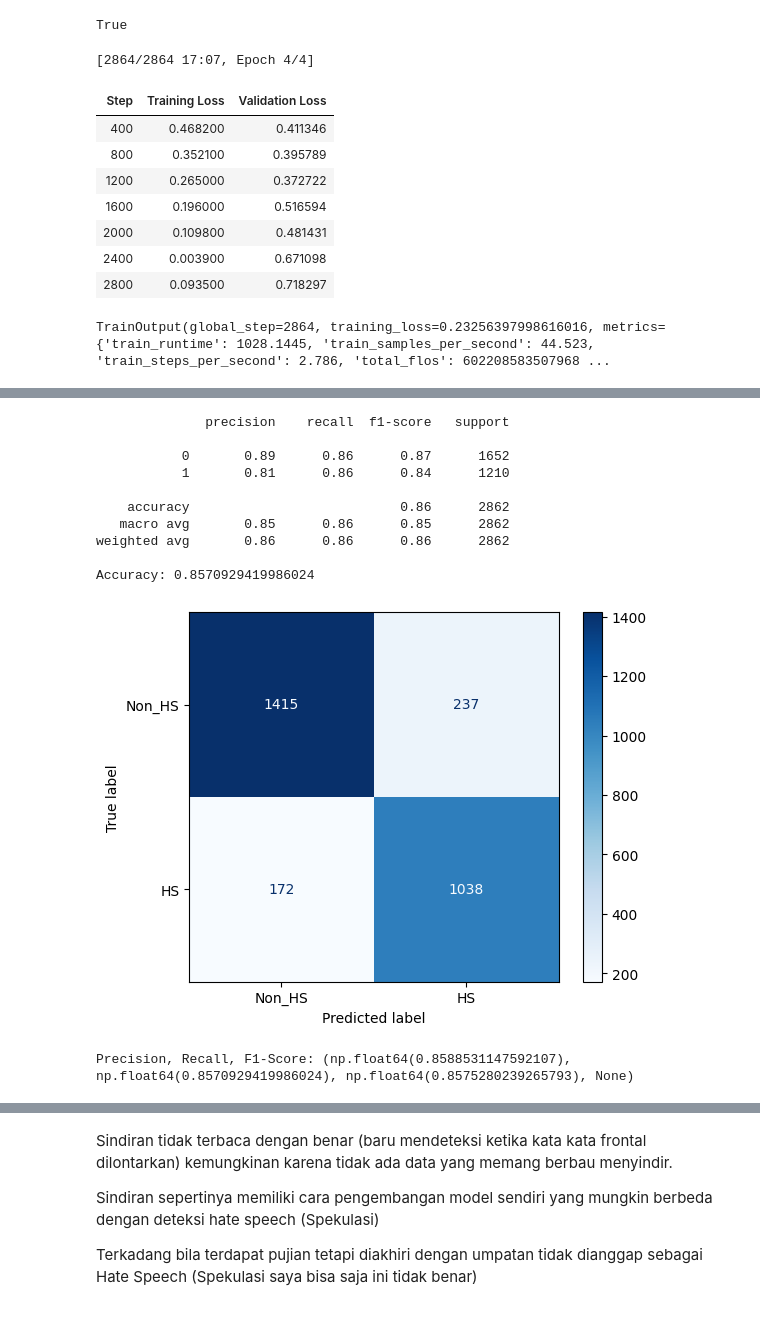
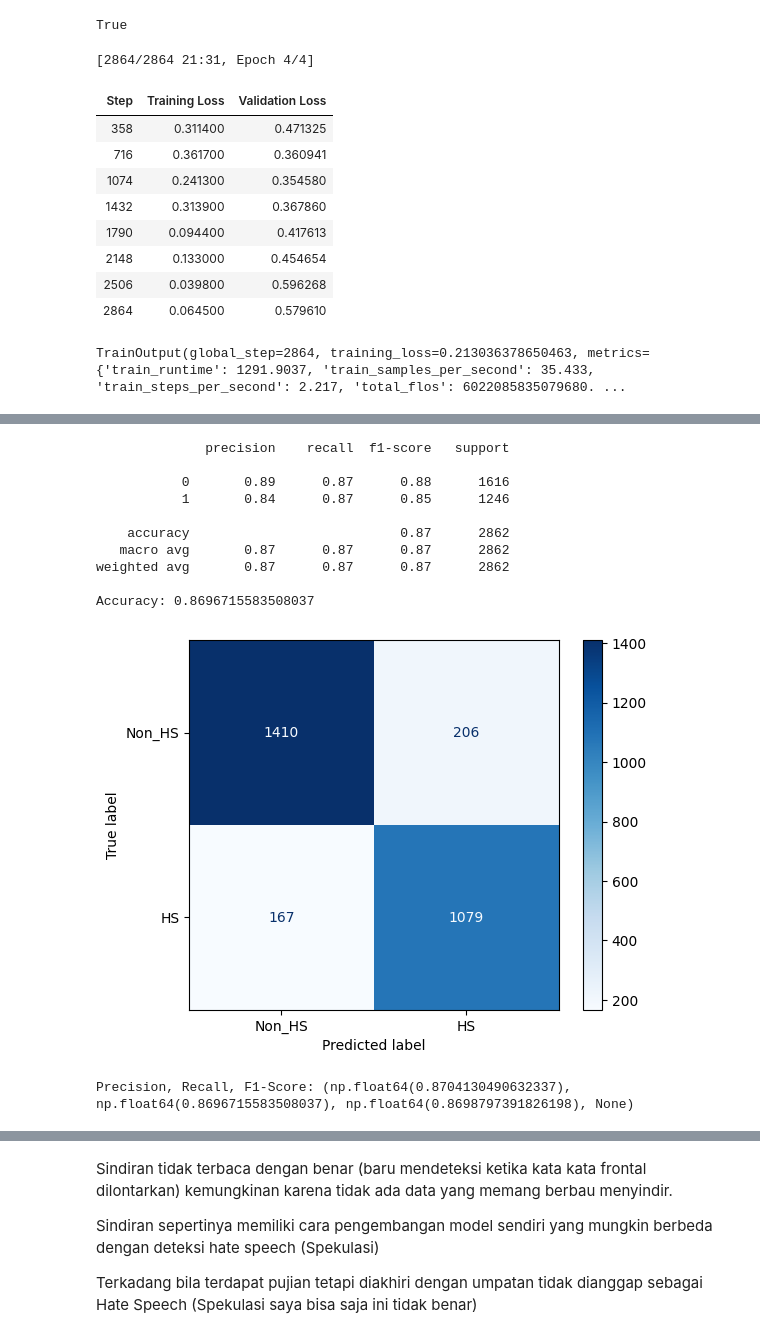
Before and after one commit to RaihanFazzaufaR/sentimen-analysis-mini-project, a Jupyter notebook: mini-project.ipynb, the cells around one changed output, grey strips where cells are left out. Saved outputs shown, nothing was run; the diff lists cells and outputs as text; code cells hidden in the pictures.

Commit message:
Implement code changes to enhance functionality and improve performance

```diff
--- a/mini-project.ipynb
+++ b/mini-project.ipynb
@@ -88,11 +86,13 @@ df_tokenized = new_dataset.map(tokenize_function, batched=True)
 
 # train_df, test_df = train_test_split(df_tokenized, test_size=0.2, random_state=42, stratify=df_tokenized['label'])
 
-df_tokenized = df_tokenized.class_encode_column("label")
+# df_tokenized = df_tokenized.class_encode_column("label")
 
-split = df_tokenized.train_test_split(test_size=0.2, stratify_by_column='label', seed=42)
+split = new_dataset.train_test_split(test_size=0.2, seed=42)
 
-tokenized_train = split['train']
-tokenized_test = split['test']
+datasets = DatasetDict({
+    'train': split['train'],
+    'test': split['test']
+})
 
-print(f"Train size: {len(tokenized_train)}, Test size: {len(tokenized_test)}")
+print(f"Train size: {len(datasets['train'])}, Test size: {len(datasets['test'])}")
@@ -99,3 +101,5 @@ print(f"Train size: {len(tokenized_train)}, Test size: {len(tokenized_test)}")
+# %%
+tokenized_datasets = datasets.map(tokenize_function, batched=True)
 # %%
 from transformers import TrainingArguments
 
@@ -104,7 +108,7 @@ output_dir = "./results"
 training_args = TrainingArguments(
     output_dir=output_dir,
     optim="adamw_torch",
-    learning_rate=2e-5,
+    learning_rate=3e-5,
     num_train_epochs=4,
     per_device_train_batch_size=16,
     per_device_eval_batch_size=16,
@@ -114,8 +118,8 @@ training_args = TrainingArguments(
     logging_steps=10,
     eval_strategy="steps",
     save_strategy="steps",
-    eval_steps=400,
-    save_steps=400,
+    eval_steps=358,
+    save_steps=358,
     load_best_model_at_end=True,
     fp16=True,
 )
@@ -135,58 +137,58 @@ data_collator = DataCollatorWithPadding(tokenizer=tokenizer)
 trainer = Trainer(
     model=model,
     args=training_args,
-    train_dataset=tokenized_train,
-    eval_dataset=tokenized_test,
+    train_dataset=tokenized_datasets['train'],
+    eval_dataset=tokenized_datasets['test'],
     data_collator=data_collator,
-    processing_class=tokenizer,
 )
 
 trainer.train()
 # %% [output]
-[2864/2864 17:07, Epoch 4/4]
+[2864/2864 21:31, Epoch 4/4]
 | Step | Training Loss | Validation Loss |
-| 400 | 0.468200 | 0.411346 |
-| 800 | 0.352100 | 0.395789 |
-| 1200 | 0.265000 | 0.372722 |
-| 1600 | 0.196000 | 0.516594 |
-| 2000 | 0.109800 | 0.481431 |
-| 2400 | 0.003900 | 0.671098 |
-| 2800 | 0.093500 | 0.718297 |
+| 358 | 0.311400 | 0.471325 |
+| 716 | 0.361700 | 0.360941 |
+| 1074 | 0.241300 | 0.354580 |
+| 1432 | 0.313900 | 0.367860 |
+| 1790 | 0.094400 | 0.417613 |
+| 2148 | 0.133000 | 0.454654 |
+| 2506 | 0.039800 | 0.596268 |
+| 2864 | 0.064500 | 0.579610 |
-TrainOutput(global_step=2864, training_loss=0.23256397998616016, metrics={'train_runtime': 1028.1445, 'train_samples_per_second': 44.523, 'train_steps_per_second': 2.786, 'total_flos': 602208583507968 ...
+TrainOutput(global_step=2864, training_loss=0.213036378650463, metrics={'train_runtime': 1291.9037, 'train_samples_per_second': 35.433, 'train_steps_per_second': 2.217, 'total_flos': 6022085835079680. ...
 # %%
 import numpy as np
 import matplotlib.pyplot as plt
 from sklearn.metrics import accuracy_score, precision_recall_fscore_support, classification_report, confusion_matrix, ConfusionMatrixDisplay
 
-predictions = trainer.predict(tokenized_test)
+predictions = trainer.predict(tokenized_datasets['test'])
 predicted_labels = np.argmax(predictions.predictions, axis=1)
 
-true_labels = tokenized_test['label']
+true_labels = tokenized_datasets['test']['label']
 
 print(classification_report(true_labels, predicted_labels))
 
 print("Accuracy:", accuracy_score(true_labels, predicted_labels))
 
 cm = confusion_matrix(true_labels, predicted_labels)
 disp = ConfusionMatrixDisplay(confusion_matrix=cm, display_labels=['Non_HS', 'HS'])
 disp.plot(cmap='Blues')
 plt.show()
 
 print("Precision, Recall, F1-Score:", precision_recall_fscore_support(true_labels, predicted_labels, average='weighted'))
 # %% [output]
 [interactive output not drawn]
               precision    recall  f1-score   support
 
-           0       0.89      0.86      0.87      1652
-           1       0.81      0.86      0.84      1210
+           0       0.89      0.87      0.88      1616
+           1       0.84      0.87      0.85      1246
 
-    accuracy                           0.86      2862
-   macro avg       0.85      0.86      0.85      2862
-weighted avg       0.86      0.86      0.86      2862
+    accuracy                           0.87      2862
+   macro avg       0.87      0.87      0.87      2862
+weighted avg       0.87      0.87      0.87      2862
 
-Accuracy: 0.8570929419986024
+Accuracy: 0.8696715583508037
-[figure, old version]
+[figure, new version]
-Precision, Recall, F1-Score: (np.float64(0.8588531147592107), np.float64(0.8570929419986024), np.float64(0.8575280239265793), None)
+Precision, Recall, F1-Score: (np.float64(0.8704130490632337), np.float64(0.8696715583508037), np.float64(0.8698797391826198), None)
 # %%
 trainer.save_model("./final_model")
 
```
Also changed, not shown: parts of 6 cells of this notebook.
